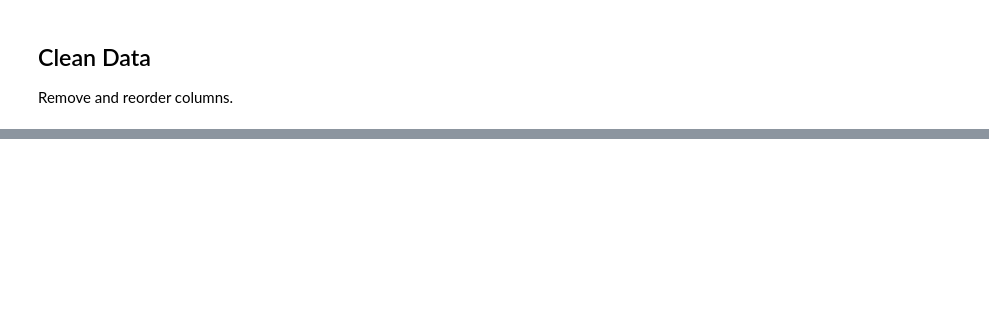
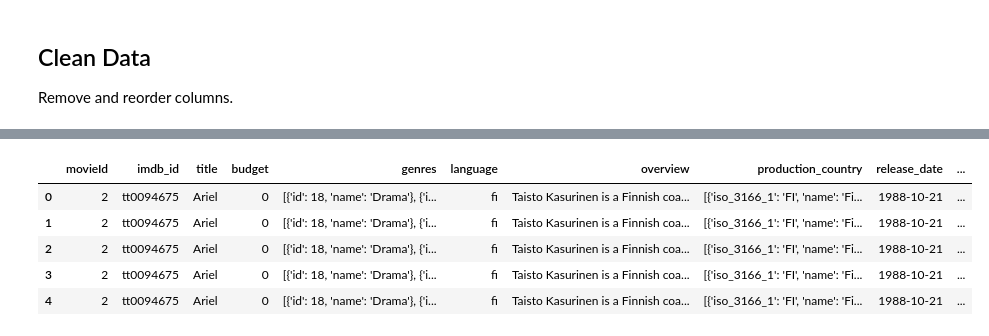
Before and after one commit to jacKlinc/film_dash, a Jupyter notebook: notebooks/1_movies-dashboard_an.ipynb, the cells around one changed output, grey strips where cells are left out. Saved outputs shown, nothing was run; the diff lists cells and outputs as text; code cells hidden in the pictures; blank space fills up the shorter version.

```diff
--- a/notebooks/1_movies-dashboard_an.ipynb
+++ b/notebooks/1_movies-dashboard_an.ipynb
@@ -58,0 +78,9 @@ movie_ratings = movies.join(ratings.set_index('movieId'), on='id', how='left')
+# %%
+movie_ratings.head()
+# %% [output]
+|  | movieId | imdb_id | title | budget | genres | language | overview | production_country | release_date | ... |
+| 0 | 2 | tt0094675 | Ariel | 0 | [{'id': 18, 'name': 'Drama'}, {'i... | fi | Taisto Kasurinen is a Finnish coa... | [{'iso_3166_1': 'FI', 'name': 'Fi... | 1988-10-21 | ... |
+| 1 | 2 | tt0094675 | Ariel | 0 | [{'id': 18, 'name': 'Drama'}, {'i... | fi | Taisto Kasurinen is a Finnish coa... | [{'iso_3166_1': 'FI', 'name': 'Fi... | 1988-10-21 | ... |
+| 2 | 2 | tt0094675 | Ariel | 0 | [{'id': 18, 'name': 'Drama'}, {'i... | fi | Taisto Kasurinen is a Finnish coa... | [{'iso_3166_1': 'FI', 'name': 'Fi... | 1988-10-21 | ... |
+| 3 | 2 | tt0094675 | Ariel | 0 | [{'id': 18, 'name': 'Drama'}, {'i... | fi | Taisto Kasurinen is a Finnish coa... | [{'iso_3166_1': 'FI', 'name': 'Fi... | 1988-10-21 | ... |
+| 4 | 2 | tt0094675 | Ariel | 0 | [{'id': 18, 'name': 'Drama'}, {'i... | fi | Taisto Kasurinen is a Finnish coa... | [{'iso_3166_1': 'FI', 'name': 'Fi... | 1988-10-21 | ... |
```
Also changed, not shown: parts of 21 cells of this notebook.
